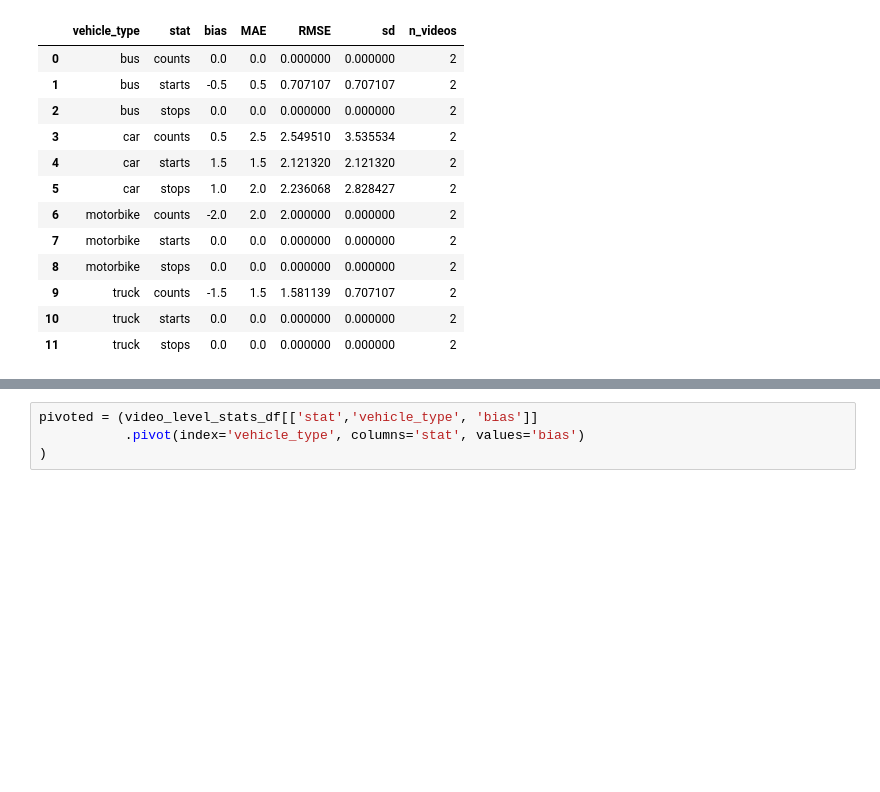
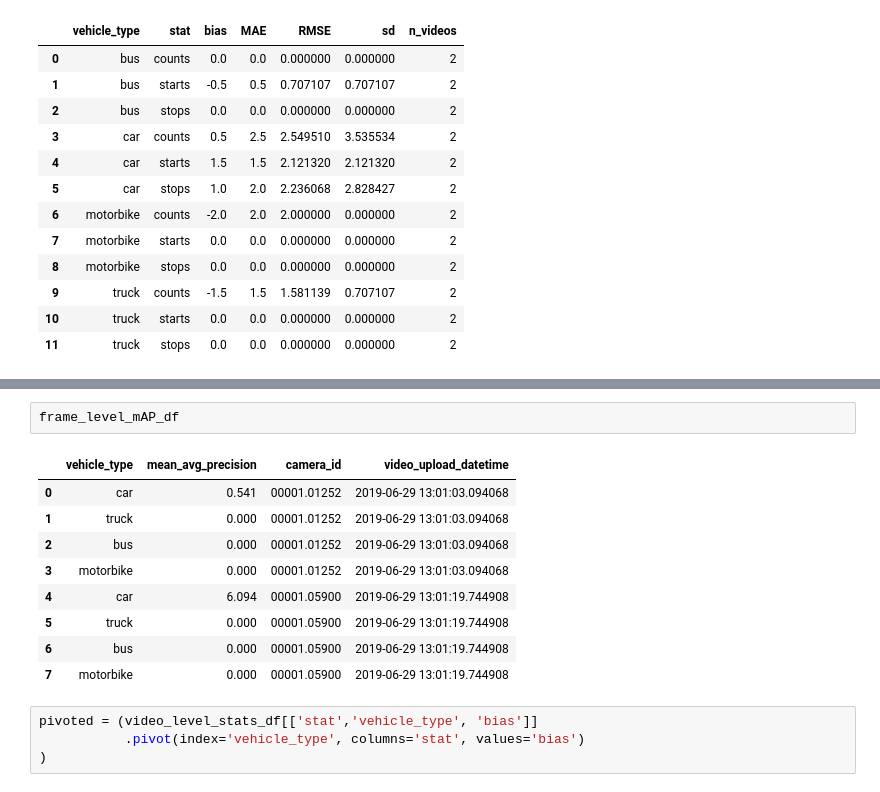
Before and after one commit to dssg/air_pollution_estimation, a Jupyter notebook: notebooks/20190730_CW_eval_plotting.ipynb, the cells around one changed output, grey strips where cells are left out. Cells and saved outputs as stored; diff of their text form; blank space fills up the shorter version.

```diff
--- a/notebooks/20190730_CW_eval_plotting.ipynb
+++ b/notebooks/20190730_CW_eval_plotting.ipynb
@@ -68,3 +80,15 @@ video_level_stats_df
+# %%
+frame_level_mAP_df
+# %% [output]
+|  | vehicle_type | mean_avg_precision | camera_id | video_upload_datetime |
+| 0 | car | 0.541 | 00001.01252 | 2019-06-29 13:01:03.094068 |
+| 1 | truck | 0.000 | 00001.01252 | 2019-06-29 13:01:03.094068 |
+| 2 | bus | 0.000 | 00001.01252 | 2019-06-29 13:01:03.094068 |
+| 3 | motorbike | 0.000 | 00001.01252 | 2019-06-29 13:01:03.094068 |
+| 4 | car | 6.094 | 00001.05900 | 2019-06-29 13:01:19.744908 |
+| 5 | truck | 0.000 | 00001.05900 | 2019-06-29 13:01:19.744908 |
+| 6 | bus | 0.000 | 00001.05900 | 2019-06-29 13:01:19.744908 |
+| 7 | motorbike | 0.000 | 00001.05900 | 2019-06-29 13:01:19.744908 |
 # %%
 pivoted = (video_level_stats_df[['stat','vehicle_type', 'bias']]
            .pivot(index='vehicle_type', columns='stat', values='bias')
```
Also changed, not shown: parts of 1 cell of this notebook, 15 other files.
